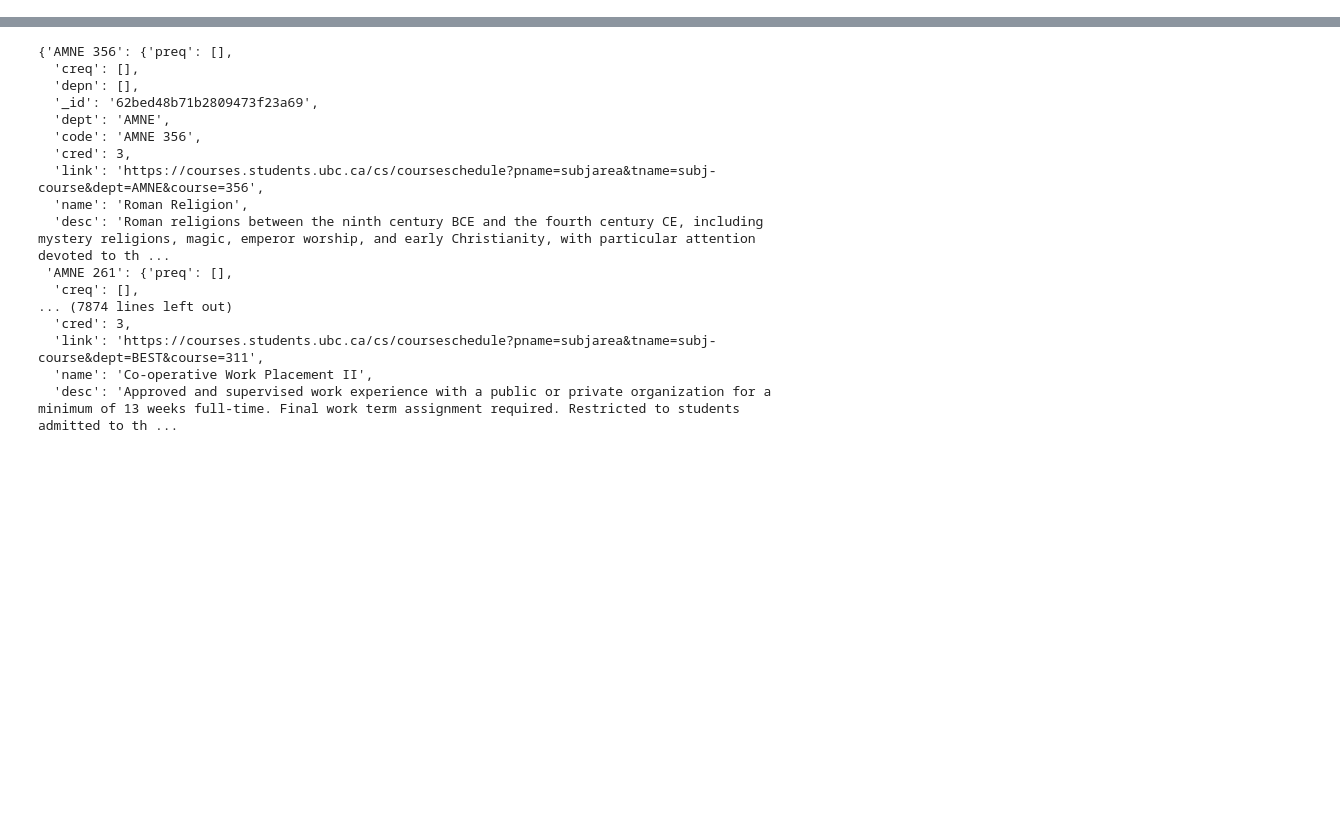
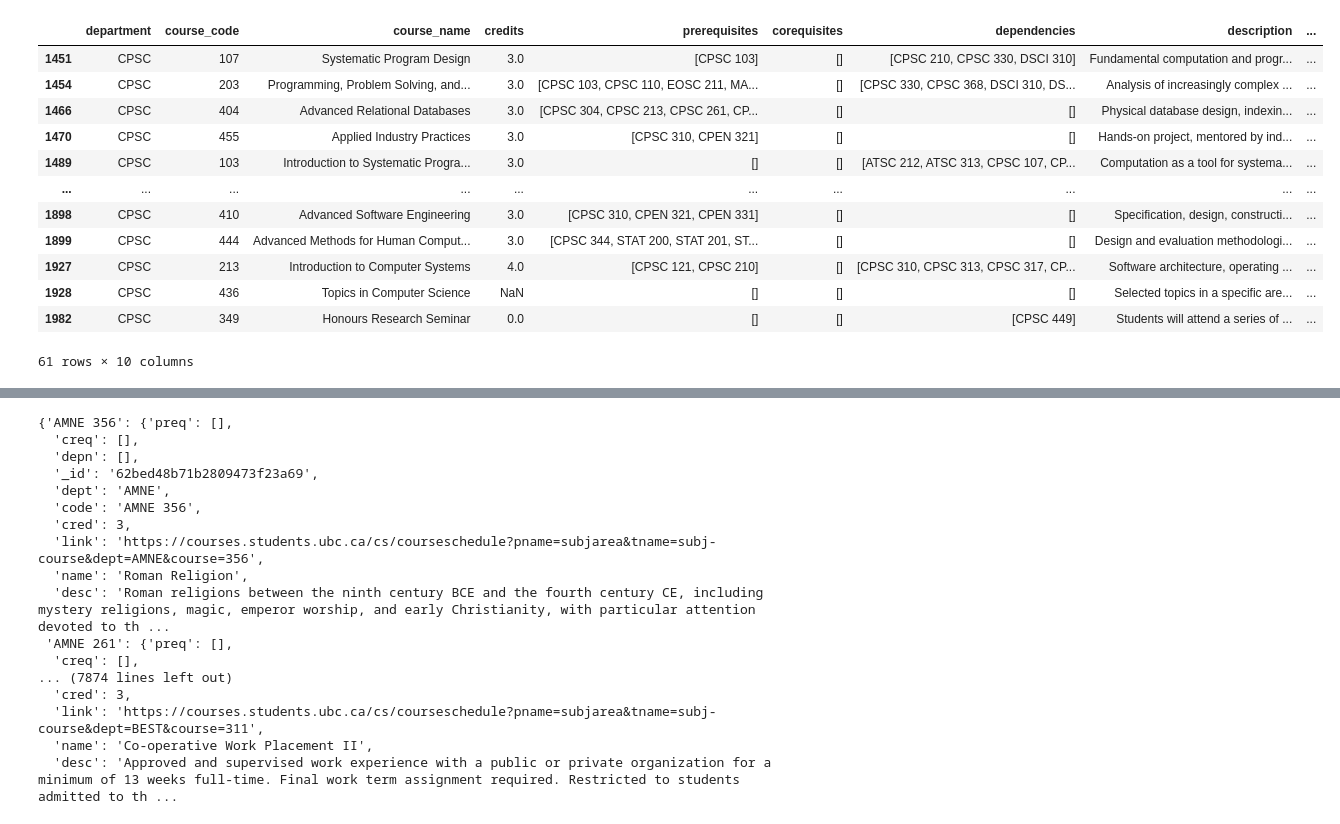
Before and after one commit to DavidHua04/UBC-Courses-Visualization, a Jupyter notebook: backend/course_info_update.ipynb, the cells around one changed output, grey strips where cells are left out. Saved outputs shown, nothing was run; the diff lists cells and outputs as text; code cells hidden in the pictures; blank space fills up the shorter version.

```diff
--- a/backend/course_info_update.ipynb
+++ b/backend/course_info_update.ipynb
@@ -4,4 +6,0 @@ import pandas as pd
-# %%
-# Fetch all course data
-response = requests.get("https://ubcexplorer.io/getAllCourses")
-all_courses = response.json()  # Assuming the API returns JSON
@@ -25,7 +94,7 @@ df_courses.drop('link', axis=1, inplace=True)
 # %%
 df_courses['course_code'] = df_courses['course_code'].str.split().str[1].astype(int)
 # %%
-df_courses = df_courses[["department", "course_code", "course_name", "credits", "prerequisites", "corequisites", "dependencies", "description", "prerequisites_description", "corequisites_description", "id"]]
+df_courses = df_courses[["department", "course_code", "course_name", "credits", "prerequisites", "corequisites", "dependencies", "description", "prerequisites_description", "corequisites_description"]]
 # %%
 df_courses
 # %% [output]
@@ -45 +114,17 @@ df_courses
+# %%
+df_courses[df_courses["department"] == "CPSC"]
+# %% [output]
+|  | department | course_code | course_name | credits | prerequisites | corequisites | dependencies | description | ... |
+| 1451 | CPSC | 107 | Systematic Program Design | 3.0 | [CPSC 103] | [] | [CPSC 210, CPSC 330, DSCI 310] | Fundamental computation and progr... | ... |
+| 1454 | CPSC | 203 | Programming, Problem Solving, and... | 3.0 | [CPSC 103, CPSC 110, EOSC 211, MA... | [] | [CPSC 330, CPSC 368, DSCI 310, DS... | Analysis of increasingly complex ... | ... |
+| 1466 | CPSC | 404 | Advanced Relational Databases | 3.0 | [CPSC 304, CPSC 213, CPSC 261, CP... | [] | [] | Physical database design, indexin... | ... |
+| 1470 | CPSC | 455 | Applied Industry Practices | 3.0 | [CPSC 310, CPEN 321] | [] | [] | Hands-on project, mentored by ind... | ... |
+| 1489 | CPSC | 103 | Introduction to Systematic Progra... | 3.0 | [] | [] | [ATSC 212, ATSC 313, CPSC 107, CP... | Computation as a tool for systema... | ... |
+| ... | ... | ... | ... | ... | ... | ... | ... | ... | ... |
+| 1898 | CPSC | 410 | Advanced Software Engineering | 3.0 | [CPSC 310, CPEN 321, CPEN 331] | [] | [] | Specification, design, constructi... | ... |
+| 1899 | CPSC | 444 | Advanced Methods for Human Comput... | 3.0 | [CPSC 344, STAT 200, STAT 201, ST... | [] | [] | Design and evaluation methodologi... | ... |
+| 1927 | CPSC | 213 | Introduction to Computer Systems | 4.0 | [CPSC 121, CPSC 210] | [] | [CPSC 310, CPSC 313, CPSC 317, CP... | Software architecture, operating ... | ... |
+| 1928 | CPSC | 436 | Topics in Computer Science | NaN | [] | [] | [] | Selected topics in a specific are... | ... |
+| 1982 | CPSC | 349 | Honours Research Seminar | 0.0 | [] | [] | [CPSC 449] | Students will attend a series of ... | ... |
+61 rows × 10 columns
 # %%
```
Also changed, not shown: parts of 6 cells of this notebook.
